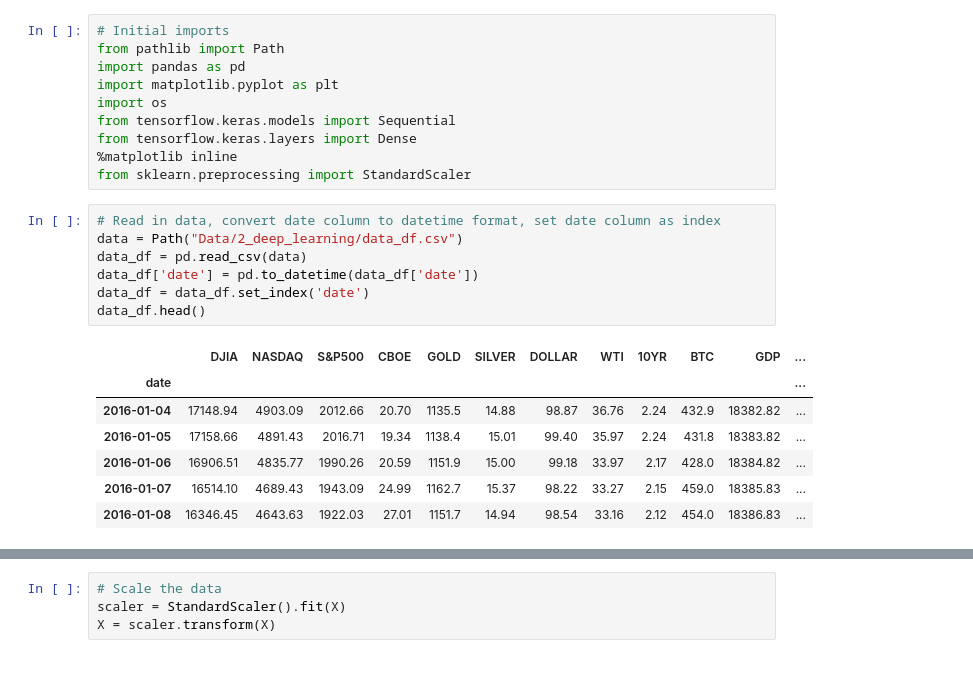
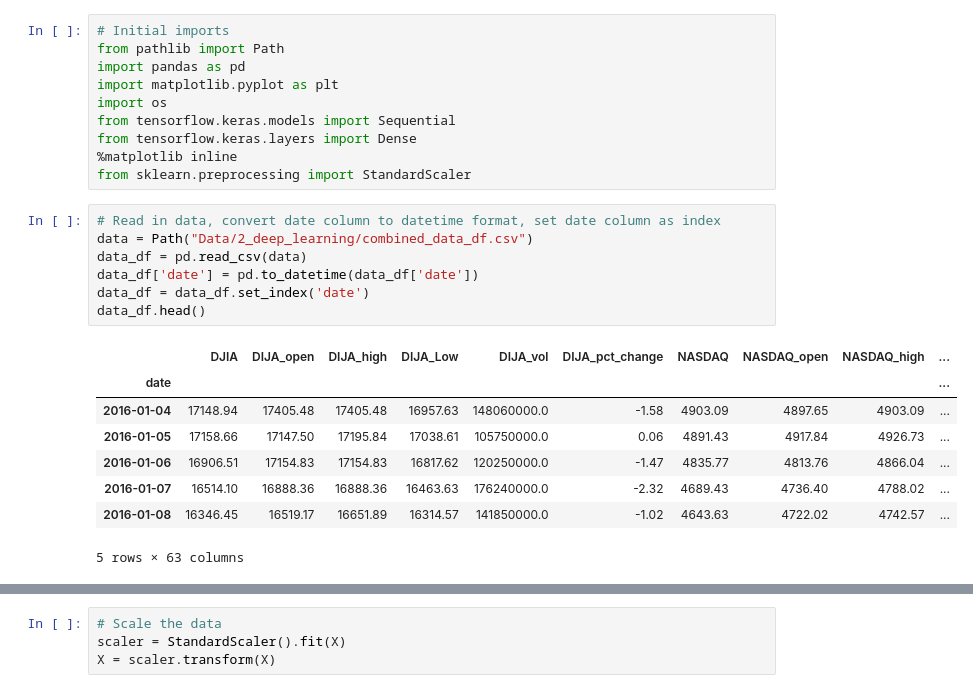
Before and after one commit to HendersonRichardK/Project2, a Jupyter notebook: 2_deep_learning.ipynb, the cells around one changed output, grey strips where cells are left out. Cells and saved outputs as stored; diff of their text form.

```diff
--- a/2_deep_learning.ipynb
+++ b/2_deep_learning.ipynb
@@ -10,16 +10,17 @@ from tensorflow.keras.layers import Dense
 from sklearn.preprocessing import StandardScaler
 # %%
 # Read in data, convert date column to datetime format, set date column as index
-data = Path("Data/2_deep_learning/data_df.csv")
+data = Path("Data/2_deep_learning/combined_data_df.csv")
 data_df = pd.read_csv(data)
 data_df['date'] = pd.to_datetime(data_df['date'])
 data_df = data_df.set_index('date')
 data_df.head()
 # %% [output]
-|  | DJIA | NASDAQ | S&P500 | CBOE | GOLD | SILVER | DOLLAR | WTI | 10YR | BTC | GDP | ... |
-| date |  |  |  |  |  |  |  |  |  |  |  | ... |
-| 2016-01-04 | 17148.94 | 4903.09 | 2012.66 | 20.70 | 1135.5 | 14.88 | 98.87 | 36.76 | 2.24 | 432.9 | 18382.82 | ... |
-| 2016-01-05 | 17158.66 | 4891.43 | 2016.71 | 19.34 | 1138.4 | 15.01 | 99.40 | 35.97 | 2.24 | 431.8 | 18383.82 | ... |
-| 2016-01-06 | 16906.51 | 4835.77 | 1990.26 | 20.59 | 1151.9 | 15.00 | 99.18 | 33.97 | 2.17 | 428.0 | 18384.82 | ... |
-| 2016-01-07 | 16514.10 | 4689.43 | 1943.09 | 24.99 | 1162.7 | 15.37 | 98.22 | 33.27 | 2.15 | 459.0 | 18385.83 | ... |
-| 2016-01-08 | 16346.45 | 4643.63 | 1922.03 | 27.01 | 1151.7 | 14.94 | 98.54 | 33.16 | 2.12 | 454.0 | 18386.83 | ... |
+|  | DJIA | DIJA_open | DIJA_high | DIJA_Low | DIJA_vol | DIJA_pct_change | NASDAQ | NASDAQ_open | NASDAQ_high | ... |
+| date |  |  |  |  |  |  |  |  |  | ... |
+| 2016-01-04 | 17148.94 | 17405.48 | 17405.48 | 16957.63 | 148060000.0 | -1.58 | 4903.09 | 4897.65 | 4903.09 | ... |
+| 2016-01-05 | 17158.66 | 17147.50 | 17195.84 | 17038.61 | 105750000.0 | 0.06 | 4891.43 | 4917.84 | 4926.73 | ... |
+| 2016-01-06 | 16906.51 | 17154.83 | 17154.83 | 16817.62 | 120250000.0 | -1.47 | 4835.77 | 4813.76 | 4866.04 | ... |
+| 2016-01-07 | 16514.10 | 16888.36 | 16888.36 | 16463.63 | 176240000.0 | -2.32 | 4689.43 | 4736.40 | 4788.02 | ... |
+| 2016-01-08 | 16346.45 | 16519.17 | 16651.89 | 16314.57 | 141850000.0 | -1.02 | 4643.63 | 4722.02 | 4742.57 | ... |
+5 rows × 63 columns
```
Also changed, not shown: parts of 12 cells of this notebook, 1 other file.
